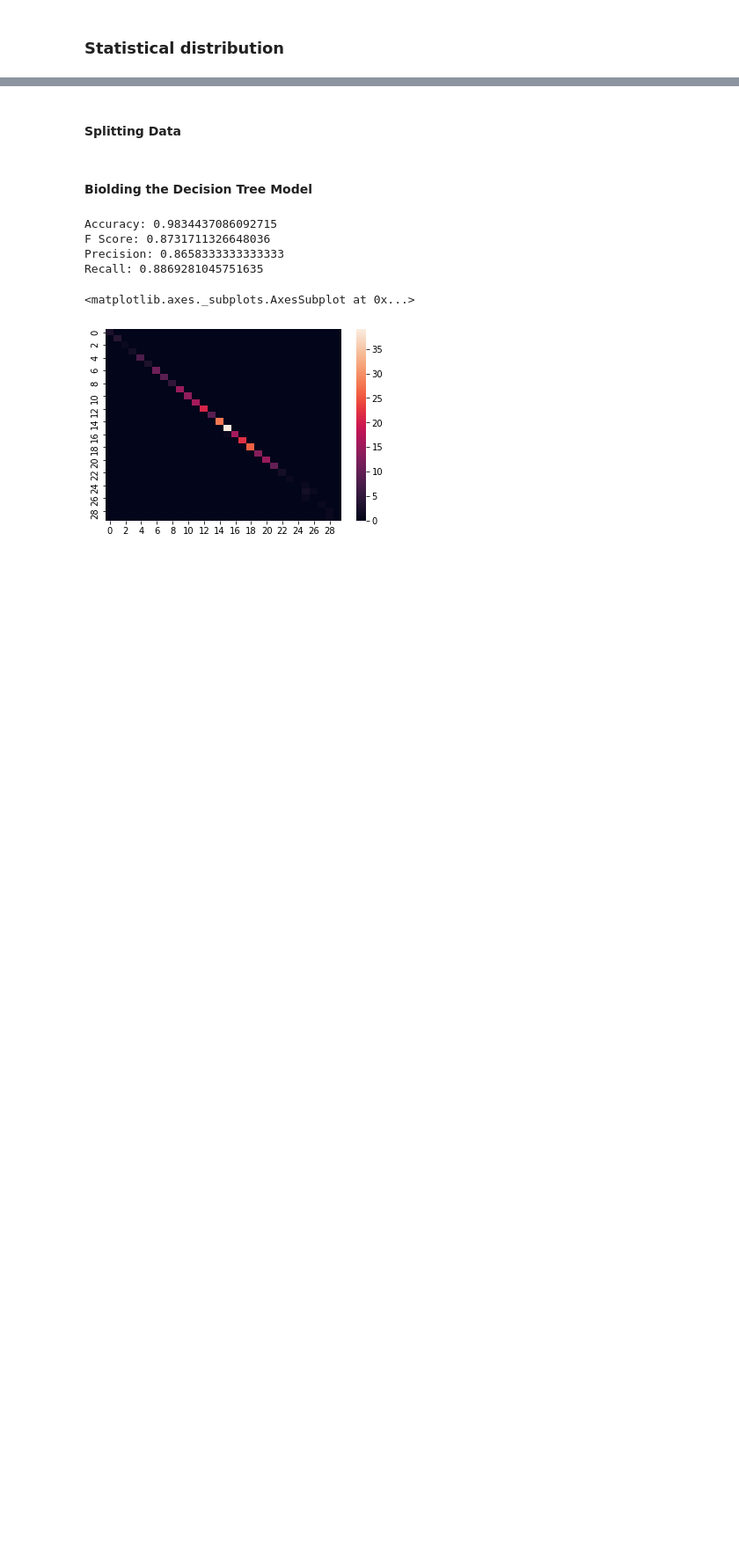
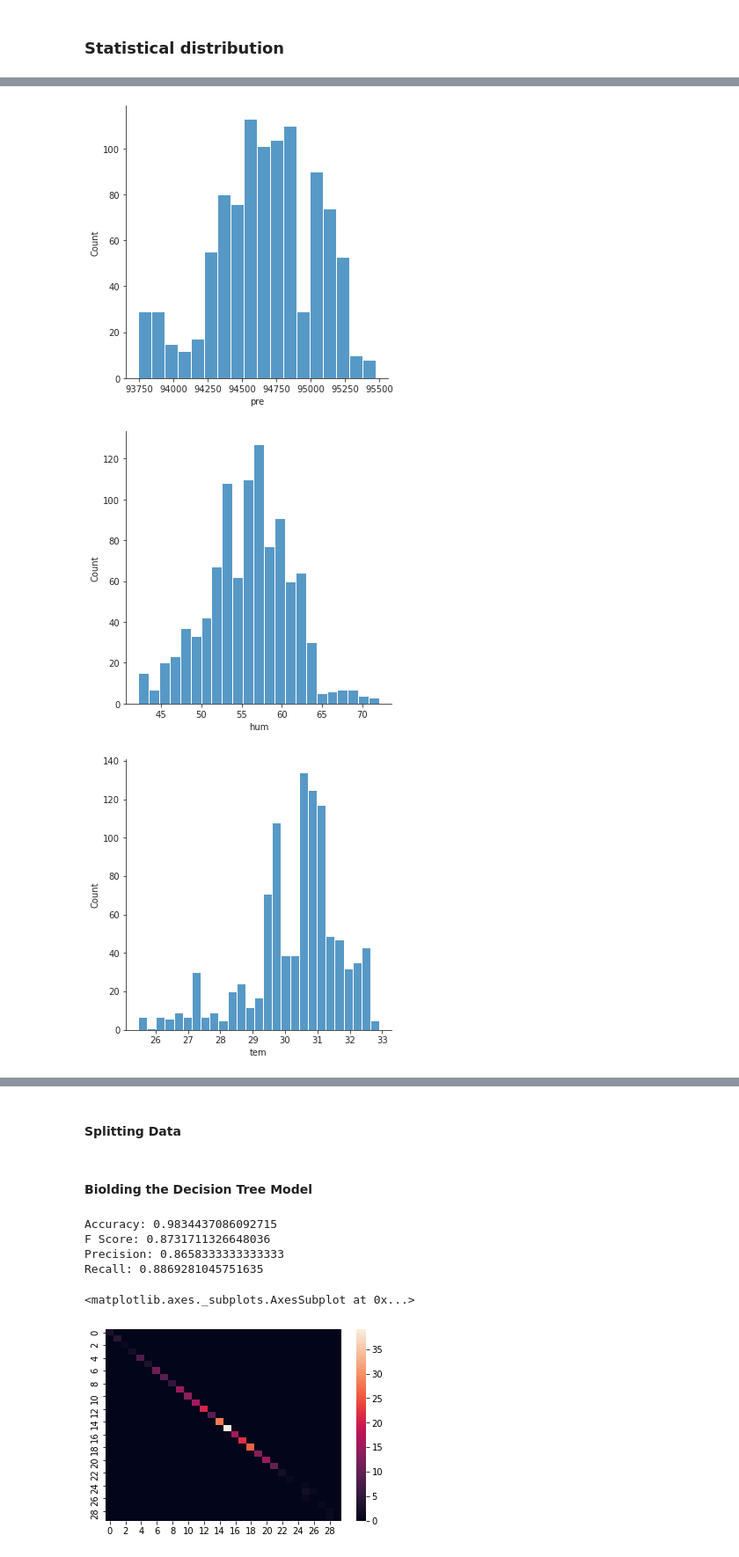
Before and after one commit to Adrian-Garcia/Machine-learning-1st-partial, a Jupyter notebook: 1st partial exam.ipynb, the cells around one changed output, grey strips where cells are left out. Shown at 88% size. Cells and saved outputs as stored; diff of their text form; code cells hidden in the pictures; blank space fills up the shorter version.

```diff
--- a/1st partial exam.ipynb
+++ b/1st partial exam.ipynb
@@ -69,0 +87,8 @@ plt.show()
+# %%
+with sns.axes_style("ticks"):
+    for num, name in enumerate(feature_names[1:]):
+        sns.displot(data=df, x=name)
+# %% [output]
+[figure, added]
+[figure, added]
+[figure, added]
```
Also changed, not shown: parts of 9 cells of this notebook.
